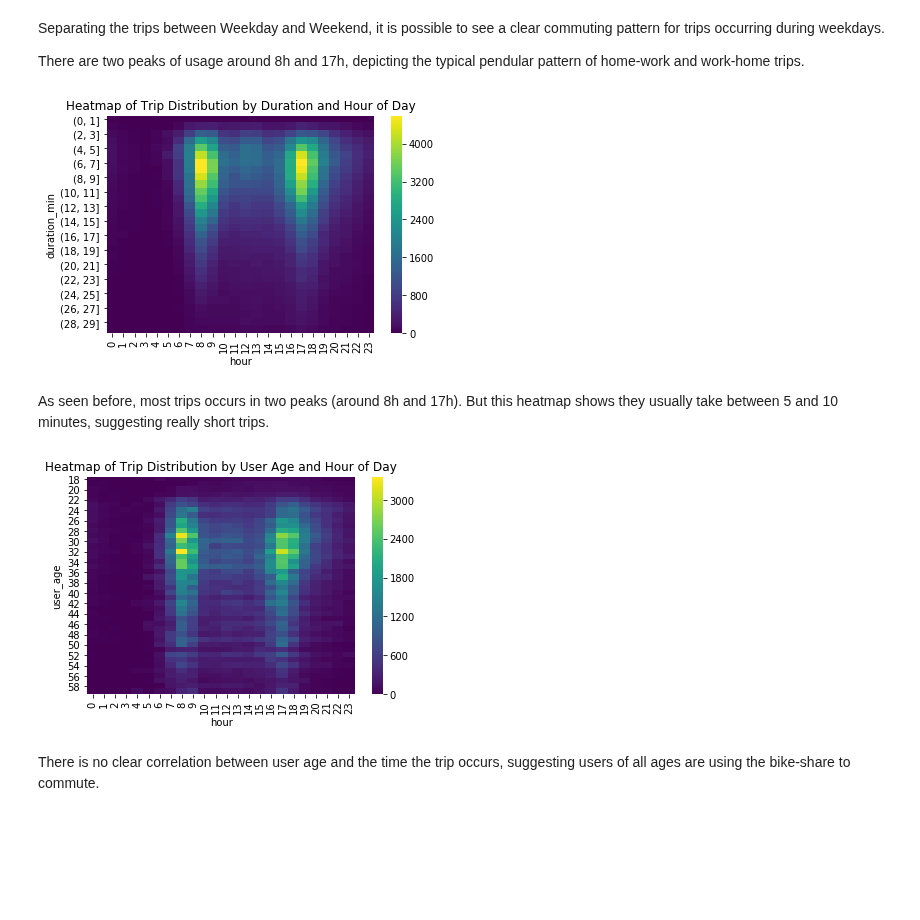
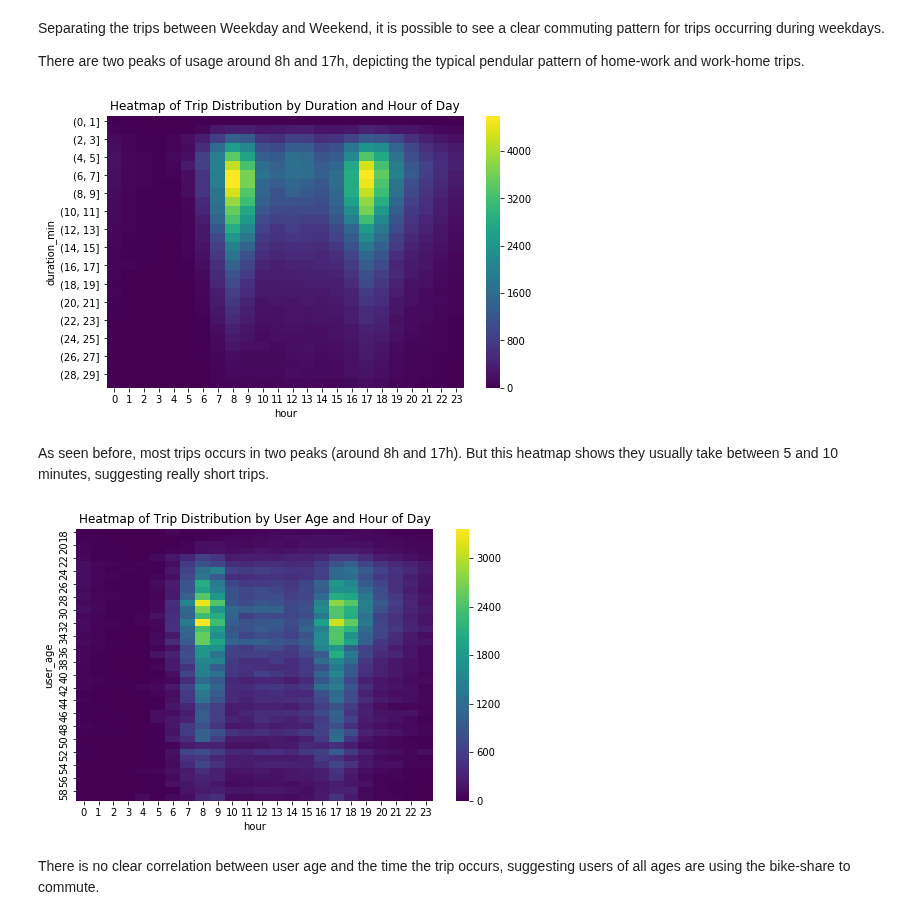
Before and after one commit to marcellovictorino/DAND_5_DataViz, a Jupyter notebook: 2_Project_ FordGoBike/2_Presentation.ipynb, the cells around one changed output. Saved outputs shown, nothing was run; the diff lists cells and outputs as text; code cells hidden in the pictures; blank space fills up the shorter version.

```diff
--- a/2_Project_ FordGoBike/2_Presentation.ipynb
+++ b/2_Project_ FordGoBike/2_Presentation.ipynb
@@ -124,22 +126,23 @@ df2 = df[variables_interest]
 
 df3 = df2.query('user_age <60 & duration_min < 30')
 # %%
+plt.figure(figsize=(8,5))
 sns.heatmap(df3.pivot_table(index=pd.cut(df3.duration_min, bins=range(0,61)),
                                 columns=df3.hour, aggfunc='count',
                                 fill_value=0).gender, vmin=0,cmap='viridis');
 plt.title('Heatmap of Trip Distribution by Duration and Hour of Day');
 # %% [output]
-[figure, old version]
+[figure, new version]
 # %% [markdown]
 As seen before, most trips occurs in two peaks (around 8h and 17h). But this heatmap shows they usually take between 5 and 10 minutes, suggesting really short trips.
 # %%
 # User Age vs Hour of day
-
+plt.figure(figsize=(8,5))
 sns.heatmap(df3.pivot_table(index=df3.user_age, columns=df3.hour, aggfunc='count', fill_value=0).gender,
             vmin=0,cmap='viridis');
 plt.title('Heatmap of Trip Distribution by User Age and Hour of Day');
 # %% [output]
-[figure, old version]
+[figure, new version]
 # %% [markdown]
 There is no clear correlation between user age and the time the trip occurs, suggesting users of all ages are using the bike-share to commute.
 # %% [markdown]
```
Also changed, not shown: parts of 5 cells of this notebook.
